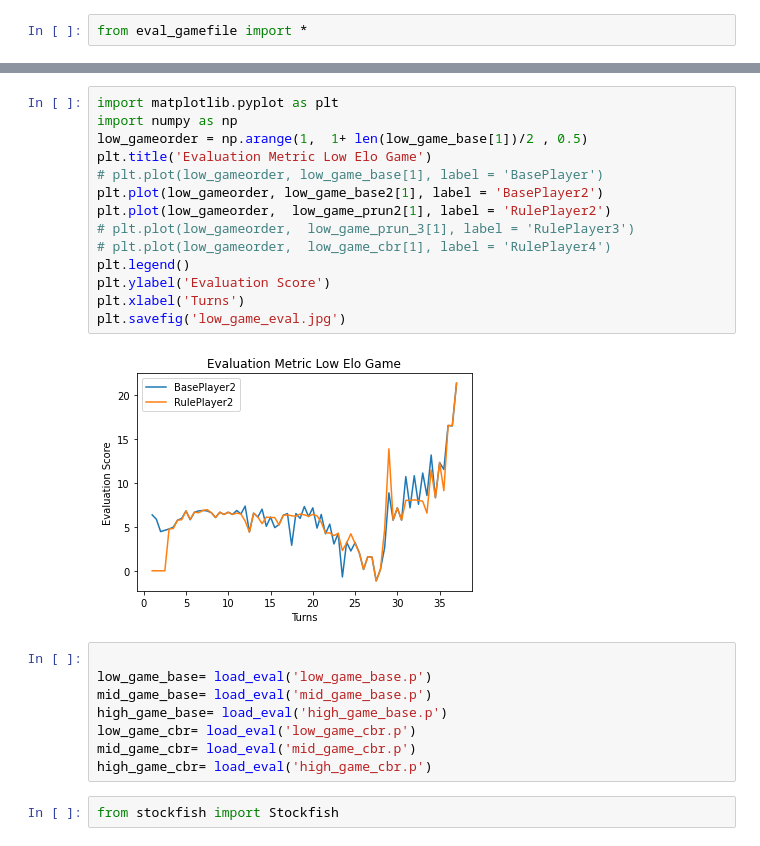
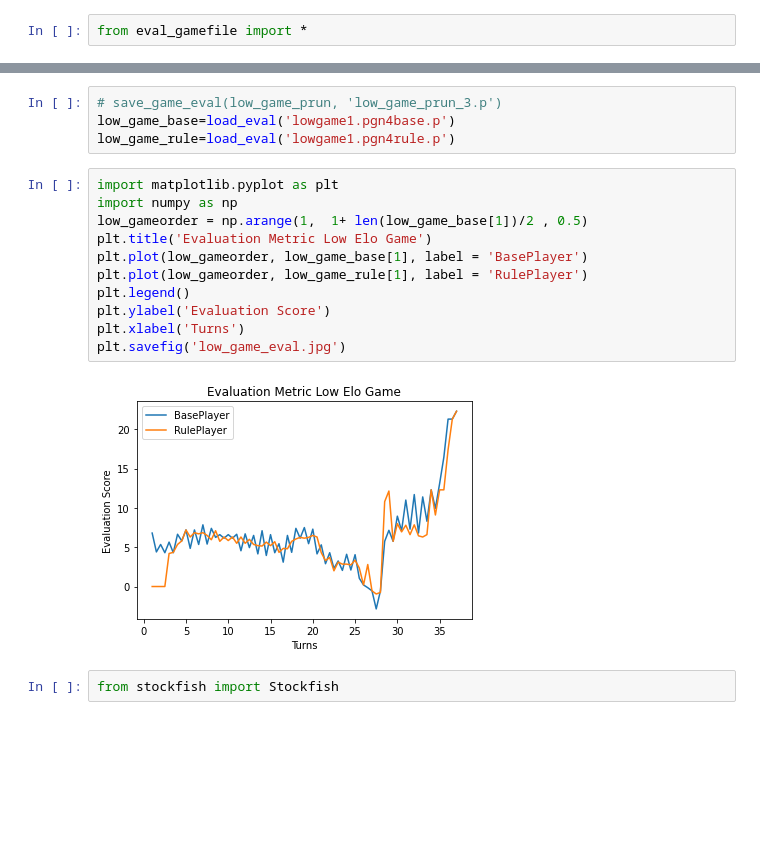
Before and after one commit to rlavelle/ChessAI, a Jupyter notebook: eval_pickle.ipynb, the cells around one changed output, grey strips where cells are left out. Saved outputs shown, nothing was run; the diff lists cells and outputs as text; blank space fills up the shorter version.

Commit message:
new eval files

```diff
--- a/eval_pickle.ipynb
+++ b/eval_pickle.ipynb
@@ -78,27 +3,20 @@ print(low_game_prun_3[1])
+# %%
+# save_game_eval(low_game_prun, 'low_game_prun_3.p')
+low_game_base=load_eval('lowgame1.pgn4base.p')
+low_game_rule=load_eval('lowgame1.pgn4rule.p')
 # %%
 import matplotlib.pyplot as plt
 import numpy as np
 low_gameorder = np.arange(1,  1+ len(low_game_base[1])/2 , 0.5)
 plt.title('Evaluation Metric Low Elo Game')
-# plt.plot(low_gameorder, low_game_base[1], label = 'BasePlayer')
-plt.plot(low_gameorder, low_game_base2[1], label = 'BasePlayer2')
-plt.plot(low_gameorder,  low_game_prun2[1], label = 'RulePlayer2')
-# plt.plot(low_gameorder,  low_game_prun_3[1], label = 'RulePlayer3')
-# plt.plot(low_gameorder,  low_game_cbr[1], label = 'RulePlayer4')
+plt.plot(low_gameorder, low_game_base[1], label = 'BasePlayer')
+plt.plot(low_gameorder, low_game_rule[1], label = 'RulePlayer')
 plt.legend()
 plt.ylabel('Evaluation Score')
 plt.xlabel('Turns')
 plt.savefig('low_game_eval.jpg')
 # %% [output]
-[figure, old version]
+[figure, new version]
-# %%
-
-low_game_base= load_eval('low_game_base.p')
-mid_game_base= load_eval('mid_game_base.p')
-high_game_base= load_eval('high_game_base.p')
-low_game_cbr= load_eval('low_game_cbr.p')
-mid_game_cbr= load_eval('mid_game_cbr.p')
-high_game_cbr= load_eval('high_game_cbr.p')
 # %%
 from stockfish import Stockfish
 # %%
```
Also changed, not shown: parts of 9 cells of this notebook, 16 other files.
